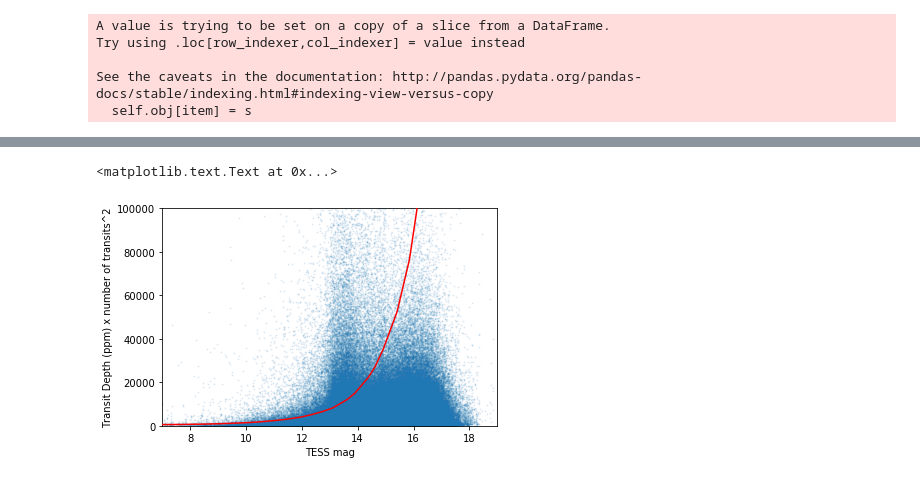
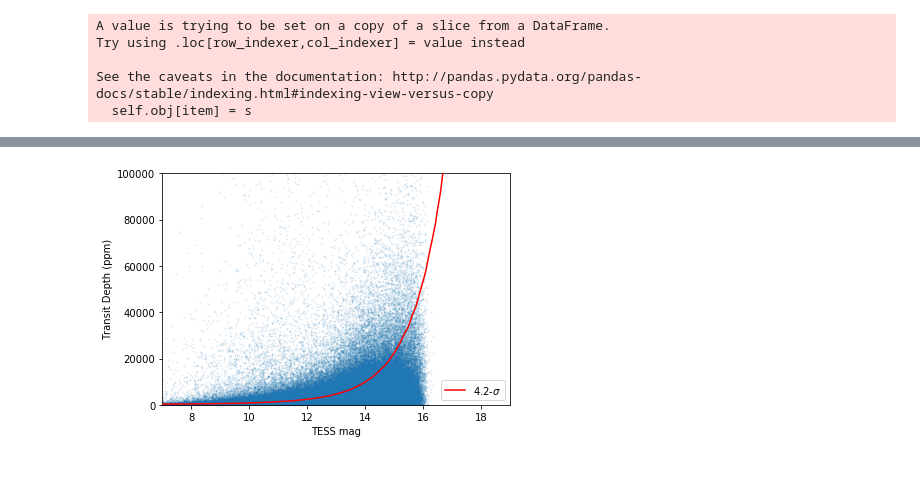
Before and after one commit to mrtommyb/tyieldsim, a Jupyter notebook: code/SimTessYield_realstars.ipynb, the cells around one changed output, grey strips where cells are left out. Saved outputs shown, nothing was run; the diff lists cells and outputs as text; code cells hidden in the pictures.

```diff
--- a/code/SimTessYield_realstars.ipynb
+++ b/code/SimTessYield_realstars.ipynb
@@ -16,7 +20,7 @@ rsun = 695500000.
 G = 6.67384E-11
 AU = 149597870700.
 
-consts = {'sigma_threshold': 7.5}
+consts = {'sigma_threshold': 7.3}
 # %%
 def make_allplanets_df_vec(df,starid_zp):
     # lets refector the above code to make it array operations
@@ -47,6 +75,6 @@ We are going to load real stars from the TIC and put planets around these and se
 # %%
 # load the targets
-fn = '../data/selected.csv.bz2'
+fn = '../data/selectedreal5.csv.bz2'
 df = pd.read_csv(fn)
 # %%
 # some things we are going to need later
@@ -75,0 +108,13 @@ df['noise_level'] = occFunc.TESS_noise_1h(df.TESSMAG)
+# %%
+df['tess_ccd'] = np.zeros(df.shape[0], dtype='int')
+df['obs_len'] = np.zeros(df.shape[0], dtype='float')
+for i in tqdm(df.index):
+    #need a hack to force stars in the northern hemisphere to work
+    if df.loc[i,'ECLAT'] >= 6:
+        gc = SkyCoord(lon=df.loc[i,'ECLONG'] * u.degree, lat=df.loc[i, 'ECLAT'] * u.degree * -1,
+                      frame='barycentrictrueecliptic')
+        obj = TessPointing(gc.icrs.ra.value, gc.icrs.dec.value)
+    else:
+        obj = TessPointing(df.loc[i,'RA'], df.loc[i,'DEC'])
+    df.loc[i,'tess_ccd'] = obj.get_camera()
+    df.loc[i,'obs_len'] = obj.get_13cameras()[obj.get_13cameras() > 0].shape[0] * 27.4
@@ -165,17 +216,20 @@ plt.hist(q[np.isfinite(q)]  , np.arange(0,10,0.5))
 # %%
-mag_level, noise_level = np.genfromtxt('TessNoise_1h.csv', delimiter=',',
+mag_level, noise_level = np.genfromtxt('TessNoise_1h_v2.csv', delimiter=',',
                                            unpack=True,
                                            comments='#')
 
-plt.scatter(newDF.TESSMAG, newDF.transit_depth_diluted * np.sqrt(newDF.obs_len / newDF.planetPeriod),  s=1, alpha=0.1)
-plt.plot(mag_level, noise_level * 7.5, zorder=100, color='r')
+plt.scatter(newDF.TESSMAG, newDF.transit_depth_diluted * np.sqrt(newDF.obs_len / newDF.planetPeriod),
+            s=1, alpha=0.1)
+plt.plot(mag_level, noise_level * 4.2, zorder=100, color='r', label='4.2-$\sigma$')
 plt.ylim(0,100000)
 plt.xlim(7,19)
 plt.xlabel('TESS mag')
-plt.ylabel('Transit Depth (ppm) x number of transits^2')
+plt.ylabel('Transit Depth (ppm)')
+plt.legend()
+plt.tight_layout()
+plt.savefig('transitnoise.png', dpi=150)
 # %% [output]
-<matplotlib.text.Text at 0x...>
-[figure, old version]
+[figure, new version]
 # %%
 plt.hist(newDF.TESSMAG, bins=np.arange(5,21,0.5))
 # %% [output]
```
Also changed, not shown: parts of 37 cells of this notebook, 20 other files.
